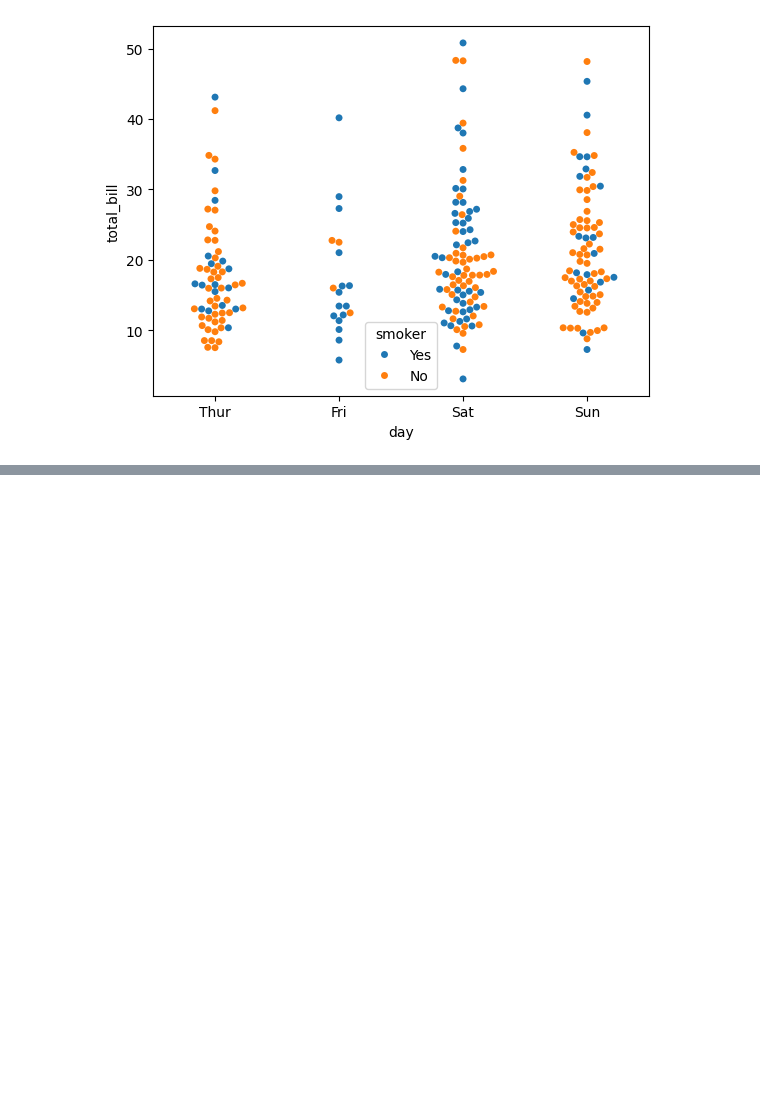
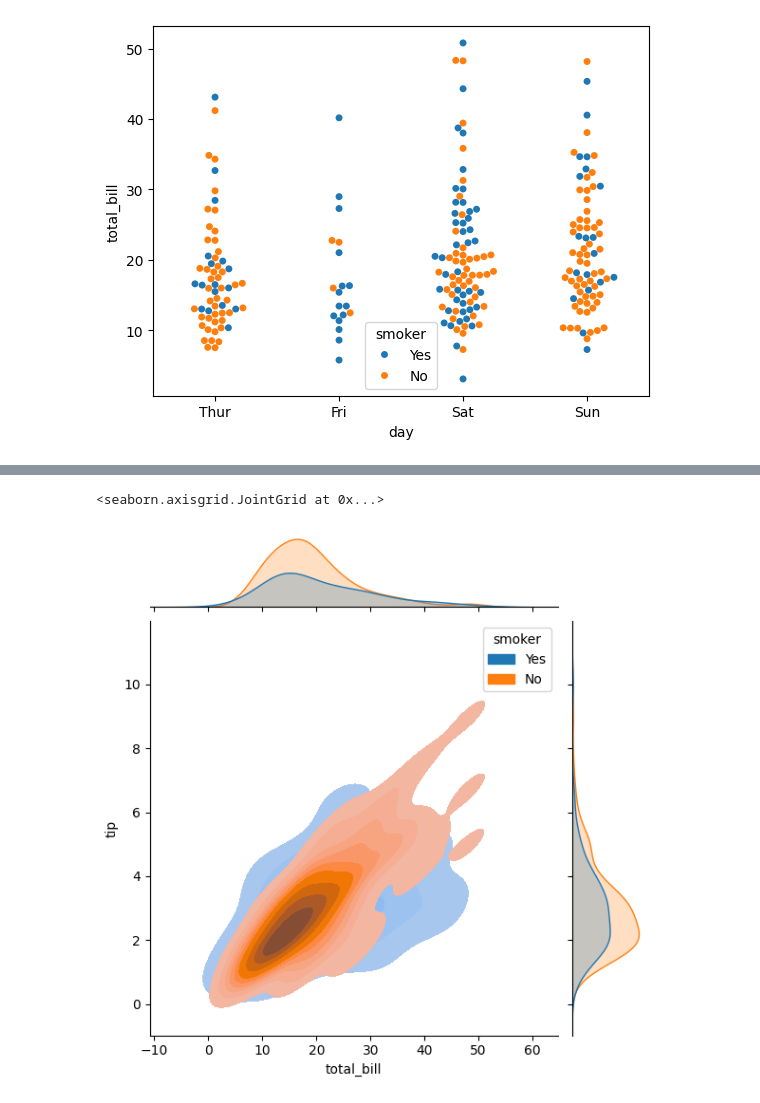
Before and after one commit to ashuwebdevloper/GEN-AI, a Jupyter notebook: Seaborn/starting.ipynb, the cells around one changed output, grey strips where cells are left out. Cells and saved outputs as stored; diff of their text form; code cells hidden in the pictures; blank space fills up the shorter version.

```diff
--- a/Seaborn/starting.ipynb
+++ b/Seaborn/starting.ipynb
@@ -437,0 +446,10 @@ sns.swarmplot(data=tips, x='day', y='total_bill', hue='smoker')
+# %%
+## multiplots shows the relationship between two numerical variables x and y along with the line of best fit for different categories of a categorical variable in a simialar way
+
+## jon plot is used to show the distribution of data points in a numerical variable. It is similar to a histogram, but it shows the distribution of data points in a numerical variable. It is used to show the distribution of data points in a numerical variable. It is used to show the distribution of data points in a numerical variable
+## it is uselful when we have a large number of data points and we want to see the distribution of data points in a numerical variable. It is also useful when we want to see the distribution of data points in a numerical variable for different categories of a categorical variable. It is also useful when we want to see the distribution of data points in a numerical variable for different categories of a categorical variable along with the line of best fit for each category.
+## distribution of multiple categories of a categorical variable along with the line of best fit for each category relationship between total bill and tip for different categories of a categorical variable along with the line of best fit for each category
+sns.jointplot(data=tips, x='total_bill', y='tip', hue='smoker', kind='kde', fill=True)
+# %% [output]
+<seaborn.axisgrid.JointGrid at 0x...>
+[figure, added]
```
Also changed, not shown: parts of 2 cells of this notebook.
